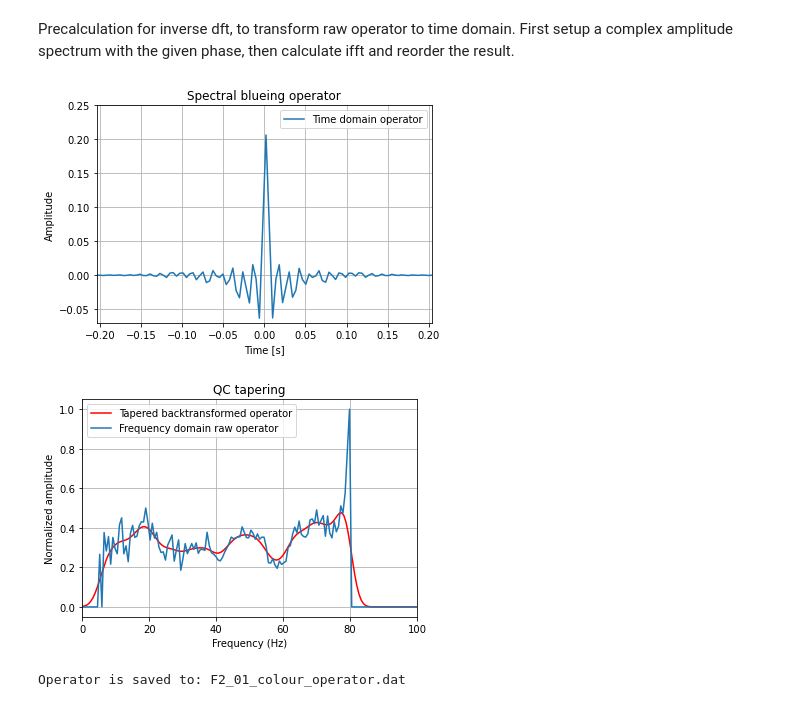
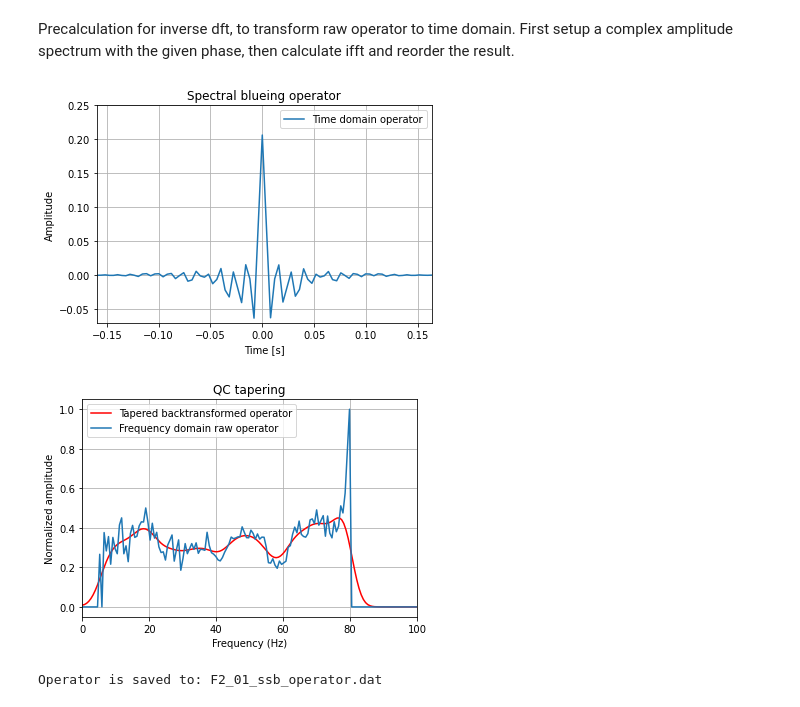
Before and after one commit to zahup/COLOP, a Jupyter notebook: COLOP in SSB mode.ipynb, the cells around one changed output. Cells and saved outputs as stored; diff of their text form; code cells hidden in the pictures.

```diff
--- a/COLOP in SSB mode.ipynb
+++ b/COLOP in SSB mode.ipynb
@@ -20,7 +20,7 @@ seisfile="F2_01_seismic_amplitude_spectrum.dat"
 wellfile="F2_01_well_AI_amplitude_spectrum.dat"
 
 #Shape parameter for Kaiser window
-beta=100
+beta=150
 
 #Normalized amplitude treshold, smaller amplitudes will be skipped during computation
 treshold=0.2
@@ -30,7 +30,7 @@ treshold=0.2
 phase=0
 
 #Number of samples of the operator
-num=100
+num=80
 
 #Ouput operator file
 operatorfile="F2_01_ssb_operator.dat"
@@ -123,38 +123,38 @@ cspectrum_poz=ResidualSpectrum*(np.cos(np.radians(phase))+1j*np.sin(np.radians(p
 cspectrum_neg=ResidualSpectrum*(np.cos(-1*np.radians(phase))+1j*np.sin(-1*np.radians(phase)))
 rev_cspectrum_neg=np.fliplr([cspectrum_neg])[0]
 input_cspectrum=np.append(cspectrum_poz,rev_cspectrum_neg)
 
 #Calculate ifft and reorder arrays
 t_op=np.fft.ifft(input_cspectrum)
-start_t=(-1/2)*dt*(len(input_cspectrum))-dt
-t_shift=np.linspace(start_t,-1*start_t,len(t_op))
+start_t=(-1/2)*dt*(len(input_cspectrum))+dt
+t_shift=np.linspace(start_t,-1*start_t,len(t_op))-dt/2
 t_op_shift=np.fft.ifftshift(t_op)
 
 #Tapering of the time domain operator using a Kaiser window, and calculation of the operator triming indexes, and plot the final operator
 
 #Tapering
 window_kaiser=np.kaiser(len(t_shift),beta)
 
 t_op_final=t_op_shift*window_kaiser
 
 #Operator trimming indexes
-start_i=((int(len(t_shift)/2))-int(num/2))-1
-stop_i=(int(len(t_shift)/2))+int(num/2)
+start_i=((int(len(t_shift)/2))-int(num/2))
+stop_i=(int(len(t_shift)/2))+int(num/2)+1
 
 #Plot final time domain operator
 plt.figure(2)
 plt.title('Spectral blueing operator')
 plt.plot(t_shift,t_op_final.real, label='Time domain operator')
 #plt.fill_between(t_shift, t_op_final.real,0, t_op_final > 0.0, interpolate=False, hold=True, color='blue', alpha = 0.5)
 plt.xlim(t_shift[start_i],t_shift[stop_i])
 plt.ylim(-0.07,0.25)
 plt.xlabel('Time [s]')
 plt.ylabel('Amplitude')
 plt.legend()
 plt.grid()
 plt.show()
 # %% [output]
-[figure, old version]
+[figure, new version]
 # %%
 #Save final operator
 np.savetxt(operatorfile,t_op_final[start_i:stop_i].real)
@@ -182,5 +182,5 @@ plt.grid()
 plt.show()
 print('Operator is saved to:',operatorfile)
 # %% [output]
-[figure, old version]
+[figure, new version]
-Operator is saved to: F2_01_colour_operator.dat
+Operator is saved to: F2_01_ssb_operator.dat
```
Also changed, not shown: 1 other file.
